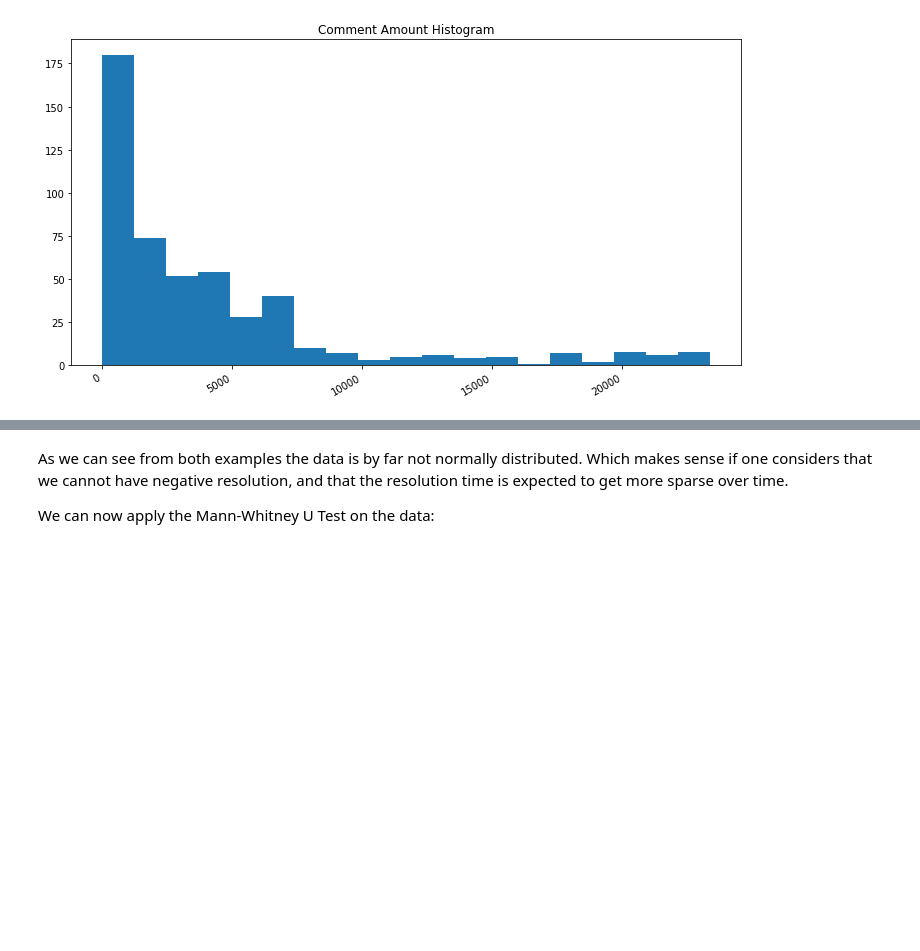
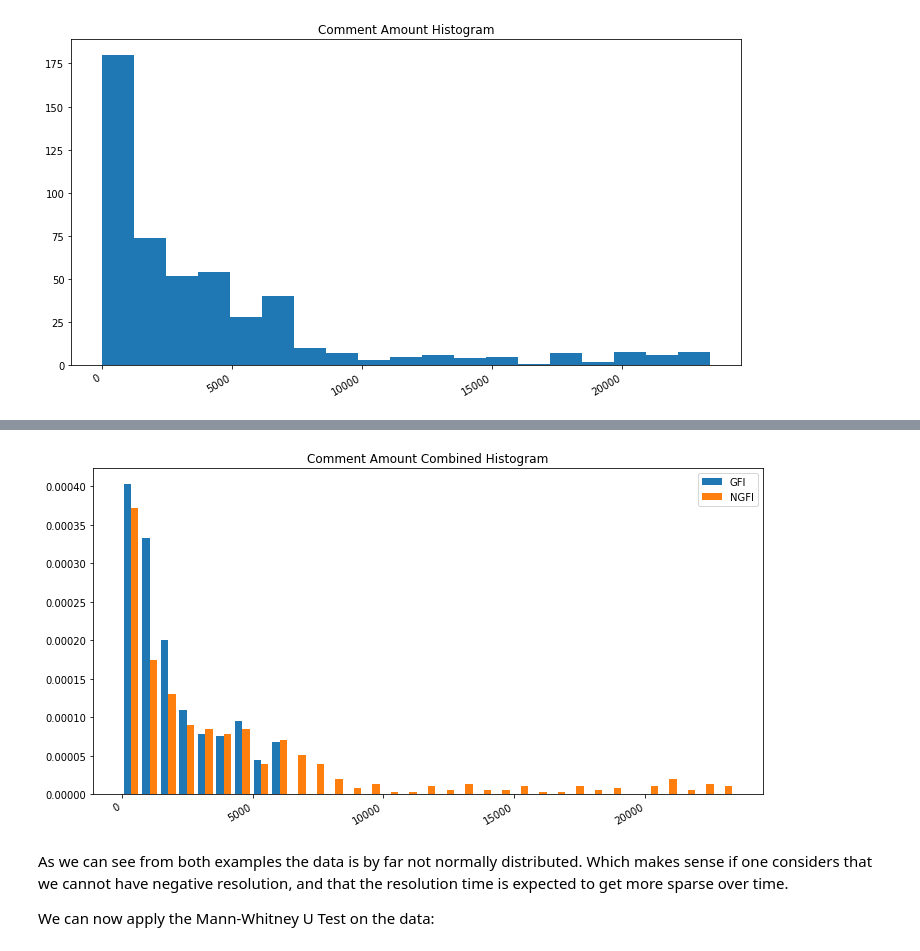
Before and after one commit to hv10/GoodFirstIssuePrediction, a Jupyter notebook: experiments/notebooks/discourse_amount_stat.ipynb, the cells around one changed output, grey strips where cells are left out. Drawn from its saved outputs; the diff is of its cells as text; code cells hidden in the pictures; blank space fills up the shorter version.

```diff
--- a/experiments/notebooks/discourse_amount_stat.ipynb
+++ b/experiments/notebooks/discourse_amount_stat.ipynb
@@ -67,3 +71,15 @@ plt.show()
+# %%
+# Show a combined histogram
+plt.figure(figsize=(12,6))
+plt.hist([df_gfi["n_comments"], df_ngfi["n_comments"]], bins="auto", label=["GFI", "NGFI"], density=True)
+plt.title("Comment Amount Combined Histogram")
+ax = plt.gca()
+plt.setp(ax.get_xticklabels(), rotation=30, ha="right")
+plt.legend(loc='upper right')
+plt.savefig(plot_dir / "fig_hist_rest_comb_gfi.png")
+plt.show()
+# %% [output]
+[figure, added]
 # %% [markdown]
 As we can see from both examples the data is by far not normally distributed.
 Which makes sense if one considers that we cannot have negative resolution,
```
Also changed, not shown: parts of 9 cells of this notebook, 6 other files.
